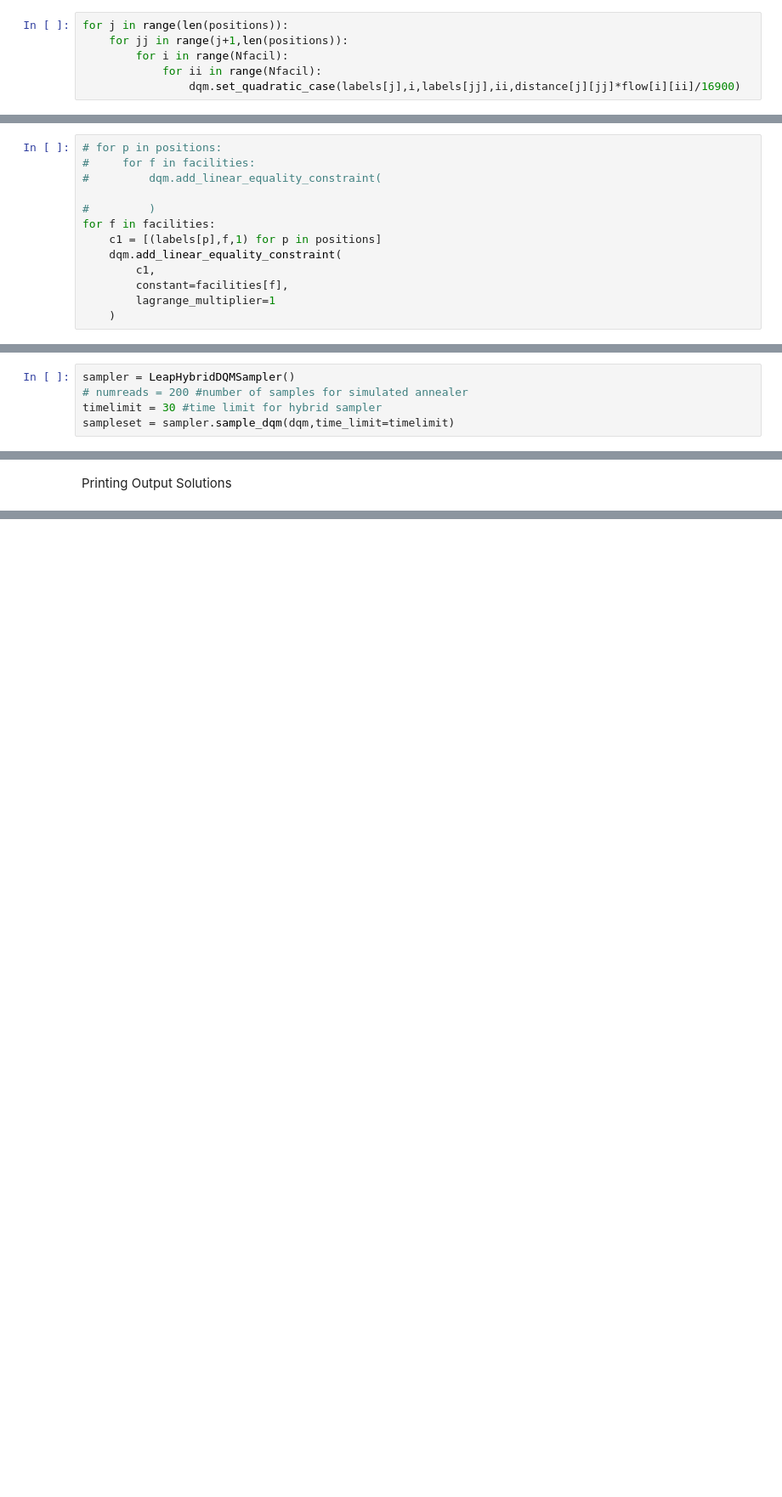
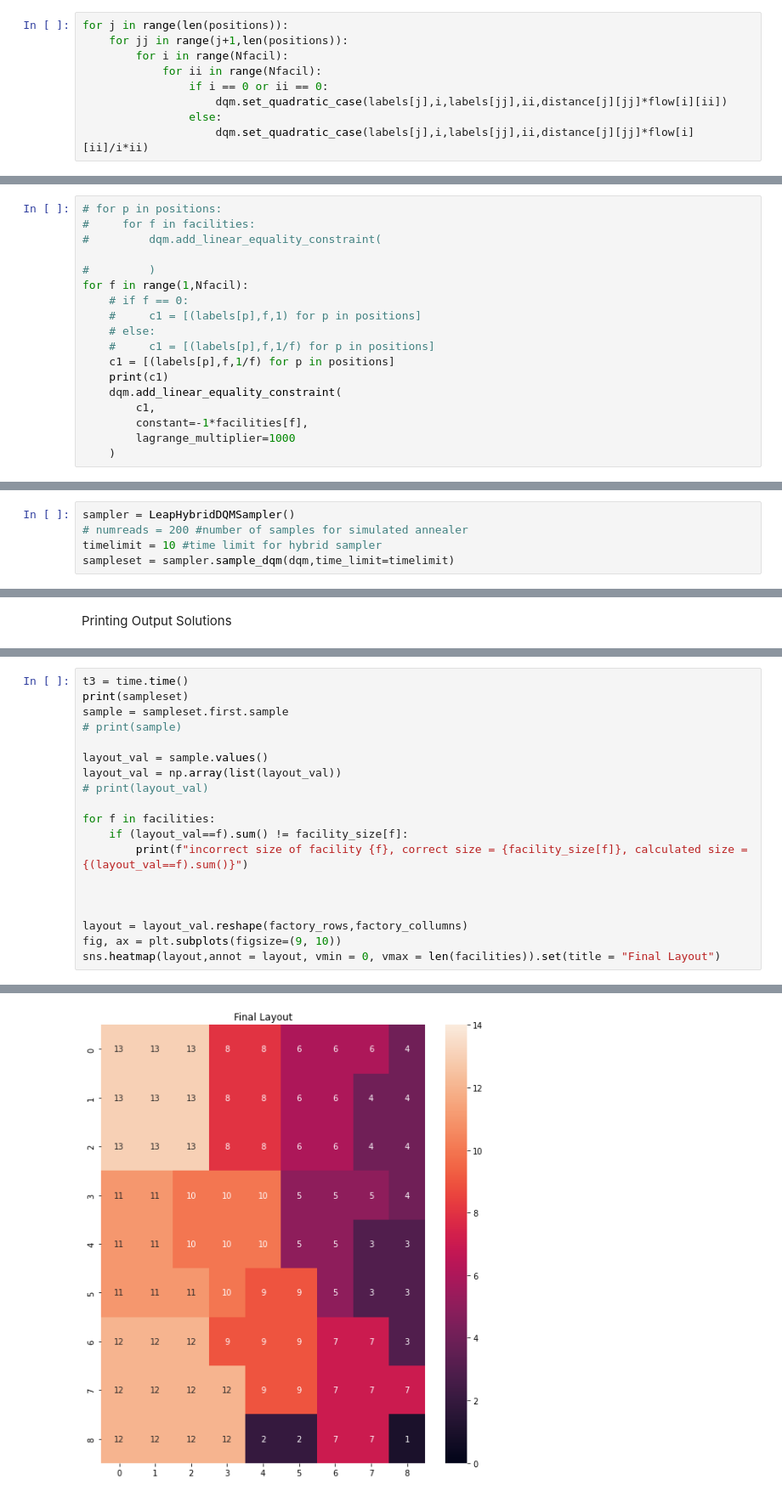
Before and after one commit to raghav-kaul/D-Wave, a Jupyter notebook: factory-layout-dqm.ipynb, the cells around one changed output, grey strips where cells are left out. Shown at 85% size. Cells and saved outputs as stored; diff of their text form; blank space fills up the shorter version.

```diff
--- a/factory-layout-dqm.ipynb
+++ b/factory-layout-dqm.ipynb
@@ -85,7 +85,10 @@ for j in range(len(positions)):
     for jj in range(j+1,len(positions)):
         for i in range(Nfacil):
             for ii in range(Nfacil):
-                dqm.set_quadratic_case(labels[j],i,labels[jj],ii,distance[j][jj]*flow[i][ii]/16900)
+                if i == 0 or ii == 0:
+                    dqm.set_quadratic_case(labels[j],i,labels[jj],ii,distance[j][jj]*flow[i][ii])
+                else:
+                    dqm.set_quadratic_case(labels[j],i,labels[jj],ii,distance[j][jj]*flow[i][ii]/i*ii)
 # %% [markdown]
 #constraint 1: only 1 machine is placed per position
 # %%
@@ -94,10 +97,15 @@ for j in range(len(positions)):
 #         dqm.add_linear_equality_constraint(
 
 #         )
-for f in facilities:
-    c1 = [(labels[p],f,1) for p in positions]
+for f in range(1,Nfacil):
+    # if f == 0:
+    #     c1 = [(labels[p],f,1) for p in positions]
+    # else:
+    #     c1 = [(labels[p],f,1/f) for p in positions]
+    c1 = [(labels[p],f,1/f) for p in positions]
+    print(c1)
     dqm.add_linear_equality_constraint(
         c1,
-        constant=facilities[f],
-        lagrange_multiplier=1
+        constant=-1*facilities[f],
+        lagrange_multiplier=1000
     )
@@ -128,5 +152,5 @@ file.close()
 # %%
 sampler = LeapHybridDQMSampler()
 # numreads = 200 #number of samples for simulated annealer
-timelimit = 30 #time limit for hybrid sampler
+timelimit = 10 #time limit for hybrid sampler
 sampleset = sampler.sample_dqm(dqm,time_limit=timelimit)
@@ -222,0 +159,20 @@ NameError: name 'samplesets' is not defined
+# %%
+t3 = time.time()
+print(sampleset)
+sample = sampleset.first.sample
+# print(sample)
+
+layout_val = sample.values()
+layout_val = np.array(list(layout_val))
+# print(layout_val)
+
+for f in facilities:
+    if (layout_val==f).sum() != facility_size[f]:
+        print(f"incorrect size of facility {f}, correct size = {facility_size[f]}, calculated size = {(layout_val==f).sum()}")
+
+
+
+layout = layout_val.reshape(factory_rows,factory_collumns)
+fig, ax = plt.subplots(figsize=(9, 10))
+sns.heatmap(layout,annot = layout, vmin = 0, vmax = len(facilities)).set(title = "Final Layout")
+# %% [output]
@@ -222,0 +197 @@ NameError: name 'samplesets' is not defined
+[figure, added]
```
Also changed, not shown: parts of 7 cells of this notebook, 3 other files.
